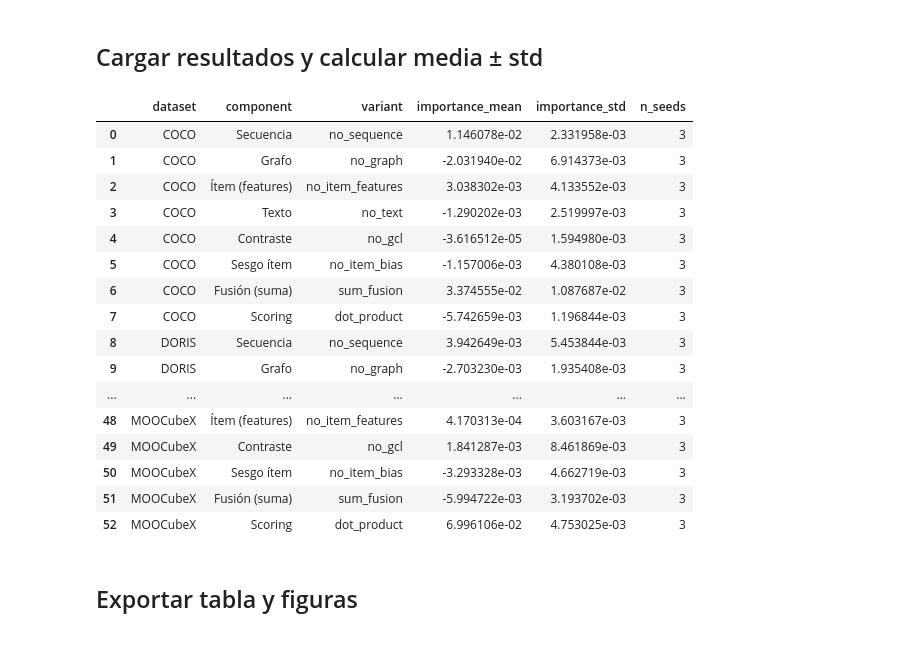
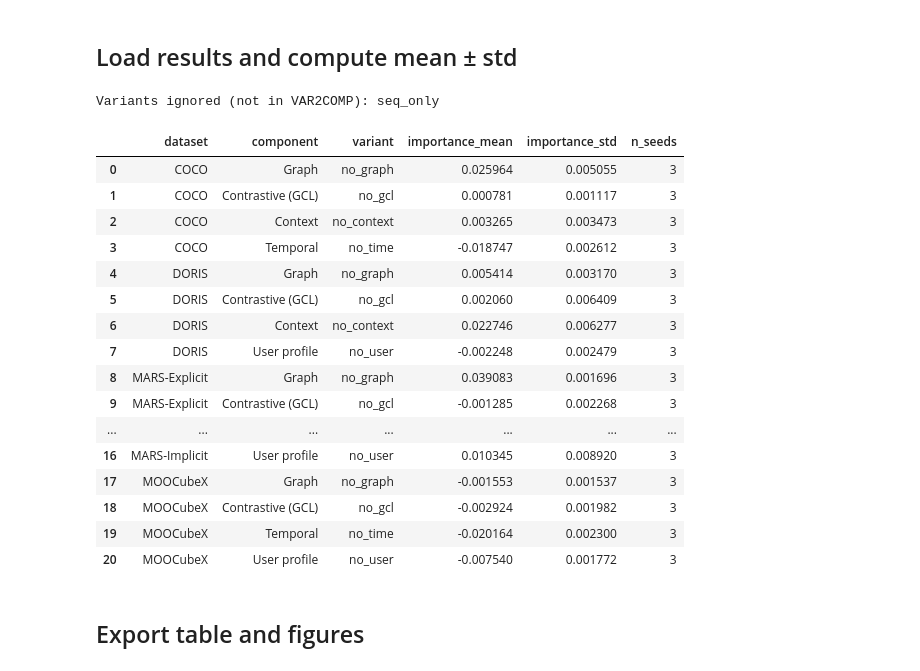
Before and after one commit to Pacatro/EDuRec, a Jupyter notebook: notebooks/ablation_plots.ipynb, the cells around one changed output. Cells and saved outputs as stored; diff of their text form; code cells hidden in the pictures.

```diff
--- a/notebooks/ablation_plots.ipynb
+++ b/notebooks/ablation_plots.ipynb
@@ -72,10 +69,11 @@ EXCLUDE_VARIANTS = {"full", "base", "seq_only", "no_features"}
 # %%
 def find_project_root(start=None):
+    """Locate the repository root from the current working directory."""
     start = Path.cwd() if start is None else start
     for candidate in (start.resolve(), *start.resolve().parents):
         if (candidate / "results").is_dir() and (candidate / "notebooks").is_dir():
             return candidate
-    raise FileNotFoundError("No encuentro la raiz del repositorio EDuRec.")
+    raise FileNotFoundError("Could not locate the EDuRec repository root.")
 
 
 def safe_name(text):
@@ -95,12 +93,11 @@ def component_name(variant):
 
 
 def resolve_datasets(results_dir, selected=None):
-    """Datasets a analizar.
+    """Datasets to analyse.
 
-    ``selected=None`` usa todos los que tengan resultados. También se puede
-    pasar una lista de nombres de carpeta (``["coco", "doris", ...]``) para
-    incluir solo esos; la comparación no distingue mayúsculas y se ignoran los
-    nombres que no existan.
+    ``selected=None`` uses every dataset that has results. A list of folder
+    names (``["coco", "doris", ...]``) restricts the analysis to those; the
+    match is case-insensitive and unknown names are ignored.
     """
     available = sorted(
         path.name
@@ -114,7 +111,7 @@ def resolve_datasets(results_dir, selected=None):
 
 
 def load_importance(results_dir, metric, datasets=None):
-    """Importancia de cada variante como caída media ± std frente al modelo completo."""
+    """Importance of each variant as the mean ± std drop against the full model."""
     frames = []
     for name in resolve_datasets(results_dir, datasets):
         path = Path(results_dir) / name / "ablation_results.csv"
@@ -122,15 +119,15 @@ def load_importance(results_dir, metric, datasets=None):
         if frame.empty or metric not in frame.columns:
             continue
         if "applicable" in frame.columns:
-            # NaN = sin información, se considera aplicable; 0 = la variante no
-            # cambia el modelo en este dataset y se descarta.
+            # NaN = unknown, treat as applicable; 0 = the variant does not
+            # change the model for this dataset, so drop it.
             frame = frame[frame["applicable"].isna() | (frame["applicable"] != 0)]
         frame = frame[["variant", "seed", metric]].copy()
         frame["dataset"] = dataset_label(name)
         frames.append(frame)
     if not frames:
         raise FileNotFoundError(
-            f"No hay ablation_results.csv en {results_dir} "
+            f"No ablation_results.csv found in {results_dir} "
             f"(datasets: {resolve_datasets(results_dir, datasets)})"
         )
 
@@ -466,31 +477,44 @@ Datasets:   coco, doris, explicit_mars, implicit_mars, itm, mooccubex
 # %% [markdown]
-## Cargar resultados y calcular media ± std
+## Load results and compute mean ± std
 # %%
 importance = load_importance(RESULTS_DIR, METRIC, DATASETS)
 if importance.empty:
-    raise ValueError("No hay variantes de ablación que analizar.")
+    raise ValueError("There are no ablation variants to analyse.")
+
+available = {
+    variant
+    for name in resolve_datasets(RESULTS_DIR, DATASETS)
+    for variant in pd.read_csv(
+        RESULTS_DIR / name / "ablation_results.csv", usecols=["variant"]
+    )["variant"]
+}
+ignored = sorted(available - set(VAR2COMP) - EXCLUDE_VARIANTS)
+if ignored:
+    print(f"Variants ignored (not in VAR2COMP): {', '.join(ignored)}")
+
 importance[
     ["dataset", "component", "variant", "importance_mean", "importance_std", "n_seeds"]
 ]
 # %% [output]
+Variants ignored (not in VAR2COMP): seq_only
 |  | dataset | component | variant | importance_mean | importance_std | n_seeds |
-| 0 | COCO | Secuencia | no_sequence | 1.146078e-02 | 2.331958e-03 | 3 |
-| 1 | COCO | Grafo | no_graph | -2.031940e-02 | 6.914373e-03 | 3 |
-| 2 | COCO | Ítem (features) | no_item_features | 3.038302e-03 | 4.133552e-03 | 3 |
-| 3 | COCO | Texto | no_text | -1.290202e-03 | 2.519997e-03 | 3 |
-| 4 | COCO | Contraste | no_gcl | -3.616512e-05 | 1.594980e-03 | 3 |
-| 5 | COCO | Sesgo ítem | no_item_bias | -1.157006e-03 | 4.380108e-03 | 3 |
-| 6 | COCO | Fusión (suma) | sum_fusion | 3.374555e-02 | 1.087687e-02 | 3 |
-| 7 | COCO | Scoring | dot_product | -5.742659e-03 | 1.196844e-03 | 3 |
-| 8 | DORIS | Secuencia | no_sequence | 3.942649e-03 | 5.453844e-03 | 3 |
-| 9 | DORIS | Grafo | no_graph | -2.703230e-03 | 1.935408e-03 | 3 |
+| 0 | COCO | Graph | no_graph | 0.025964 | 0.005055 | 3 |
+| 1 | COCO | Contrastive (GCL) | no_gcl | 0.000781 | 0.001117 | 3 |
+| 2 | COCO | Context | no_context | 0.003265 | 0.003473 | 3 |
+| 3 | COCO | Temporal | no_time | -0.018747 | 0.002612 | 3 |
+| 4 | DORIS | Graph | no_graph | 0.005414 | 0.003170 | 3 |
+| 5 | DORIS | Contrastive (GCL) | no_gcl | 0.002060 | 0.006409 | 3 |
+| 6 | DORIS | Context | no_context | 0.022746 | 0.006277 | 3 |
+| 7 | DORIS | User profile | no_user | -0.002248 | 0.002479 | 3 |
+| 8 | MARS-Explicit | Graph | no_graph | 0.039083 | 0.001696 | 3 |
+| 9 | MARS-Explicit | Contrastive (GCL) | no_gcl | -0.001285 | 0.002268 | 3 |
 | ... | ... | ... | ... | ... | ... | ... |
-| 48 | MOOCubeX | Ítem (features) | no_item_features | 4.170313e-04 | 3.603167e-03 | 3 |
-| 49 | MOOCubeX | Contraste | no_gcl | 1.841287e-03 | 8.461869e-03 | 3 |
-| 50 | MOOCubeX | Sesgo ítem | no_item_bias | -3.293328e-03 | 4.662719e-03 | 3 |
-| 51 | MOOCubeX | Fusión (suma) | sum_fusion | -5.994722e-03 | 3.193702e-03 | 3 |
-| 52 | MOOCubeX | Scoring | dot_product | 6.996106e-02 | 4.753025e-03 | 3 |
+| 16 | MARS-Implicit | User profile | no_user | 0.010345 | 0.008920 | 3 |
+| 17 | MOOCubeX | Graph | no_graph | -0.001553 | 0.001537 | 3 |
+| 18 | MOOCubeX | Contrastive (GCL) | no_gcl | -0.002924 | 0.001982 | 3 |
+| 19 | MOOCubeX | Temporal | no_time | -0.020164 | 0.002300 | 3 |
+| 20 | MOOCubeX | User profile | no_user | -0.007540 | 0.001772 | 3 |
 # %% [markdown]
-## Exportar tabla y figuras
+## Export table and figures
 # %%
 export_table(importance, TABLES_DIR, METRIC)
```
Also changed, not shown: parts of 6 cells of this notebook.
